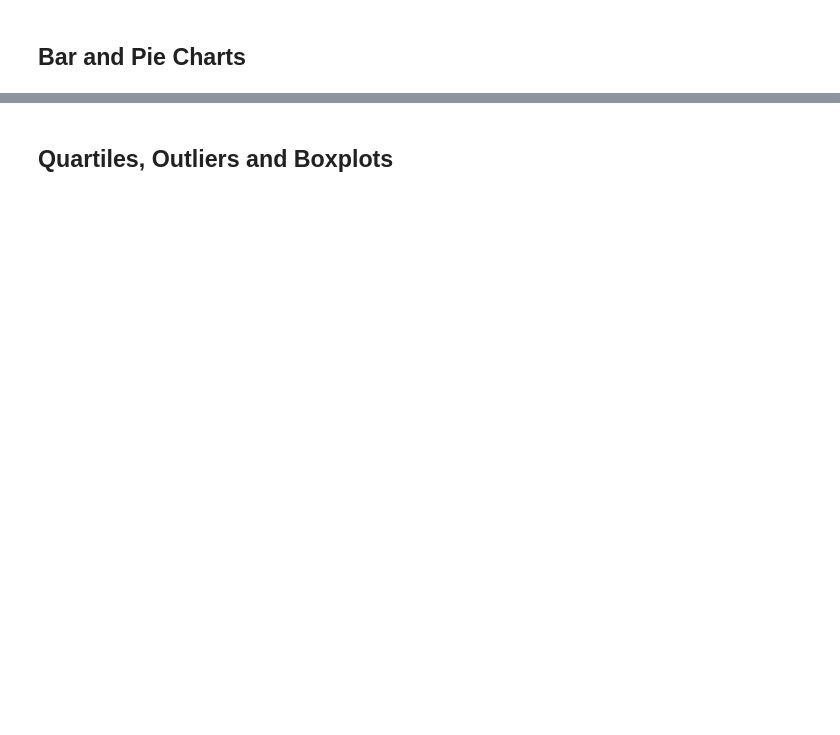
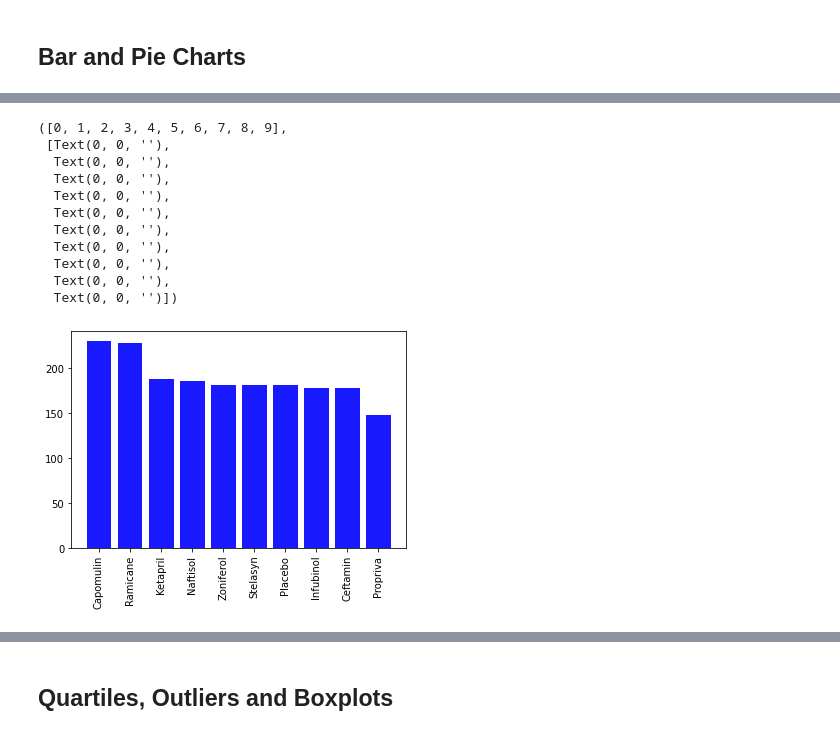
Before and after one commit to aftheiss/matplotlib-homework, a Jupyter notebook: pymaceuticals_starter.ipynb, the cells around one changed output, grey strips where cells are left out. Saved outputs shown, nothing was run; the diff lists cells and outputs as text; code cells hidden in the pictures; blank space fills up the shorter version.

```diff
--- a/pymaceuticals_starter.ipynb
+++ b/pymaceuticals_starter.ipynb
@@ -64,2 +227,18 @@ mice_count2
 # %%
-# Generate a bar plot showing the total number of measurements taken on each drug regimen using pandas.
+# Generate a bar plot showing the total number of measurements taken on each drug regimen using pyplot.
+
+plt.bar(drug_total.index, drug_total, color='b', alpha=0.9, align="center")
+plt.xticks(rotation=90)
+# %% [output]
+([0, 1, 2, 3, 4, 5, 6, 7, 8, 9],
+ [Text(0, 0, ''),
+  Text(0, 0, ''),
+  Text(0, 0, ''),
+  Text(0, 0, ''),
+  Text(0, 0, ''),
+  Text(0, 0, ''),
+  Text(0, 0, ''),
+  Text(0, 0, ''),
+  Text(0, 0, ''),
+  Text(0, 0, '')])
+[figure, added]
```
Also changed, not shown: parts of 17 cells of this notebook, 1 other file.
